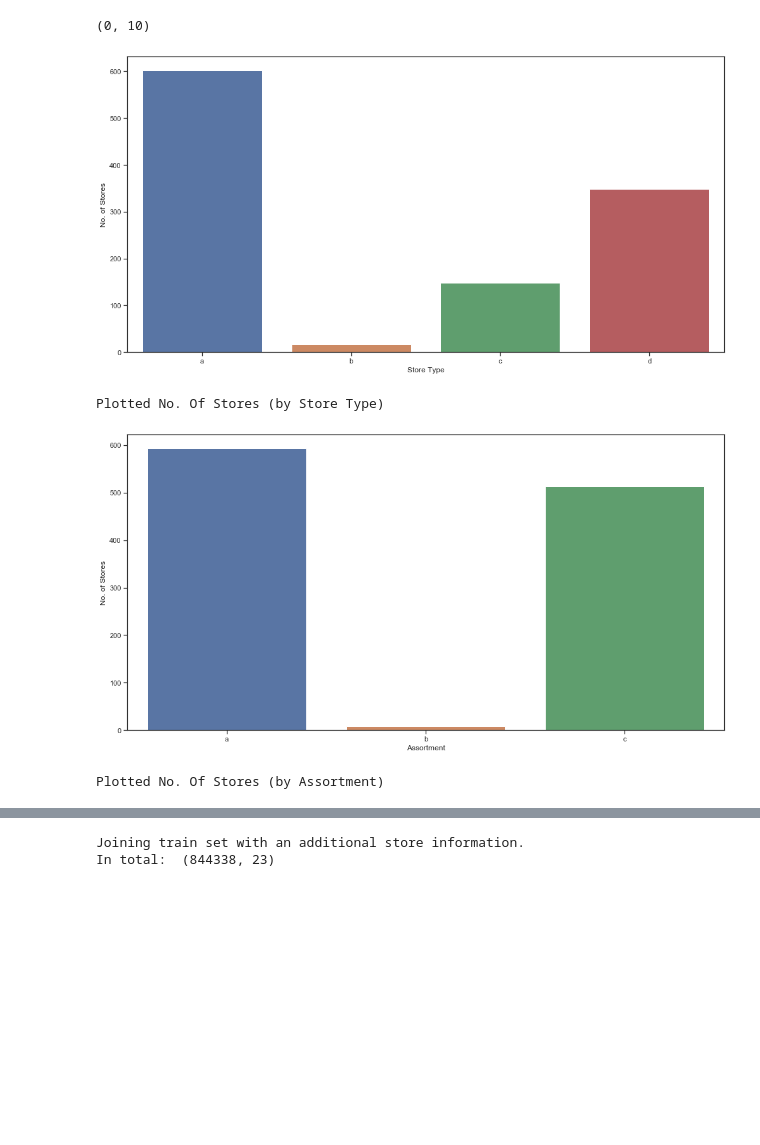
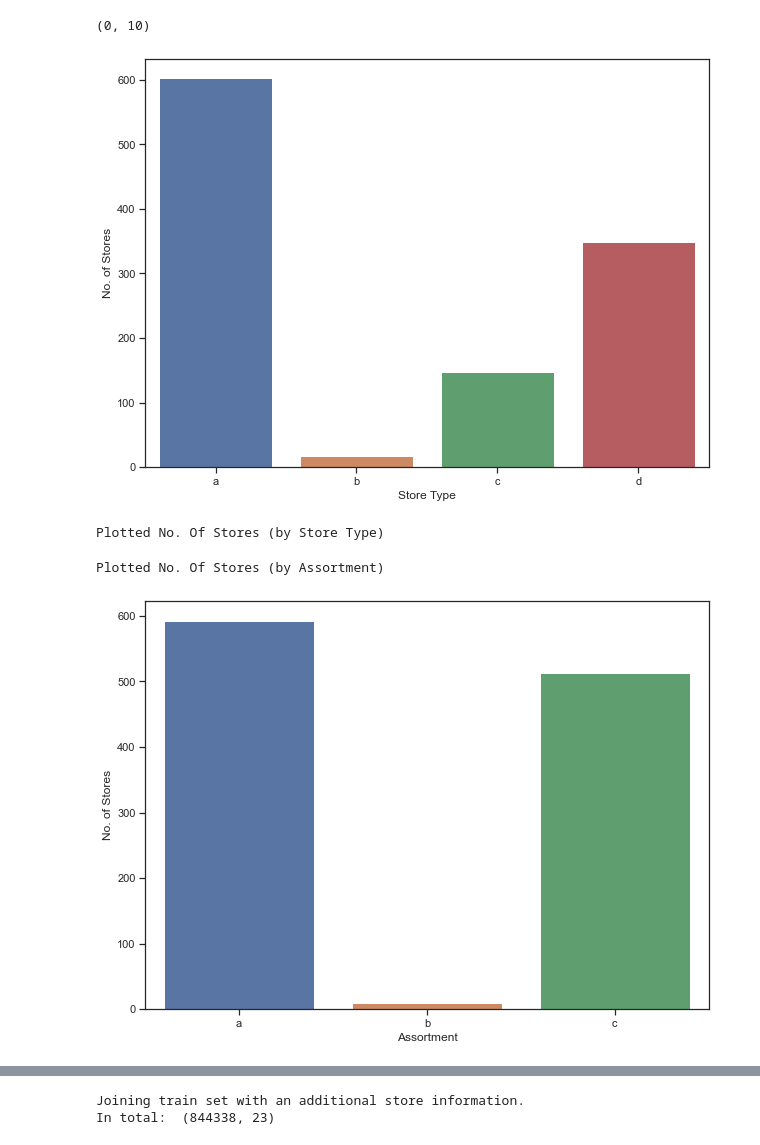
Before and after one commit to comsavvy/Rossman-Sales-Prediction, a Jupyter notebook: Rossman Sales Prediction.ipynb, the cells around one changed output, grey strips where cells are left out. Drawn from its saved outputs; the diff is of its cells as text; code cells hidden in the pictures; blank space fills up the shorter version.

```diff
--- a/Rossman Sales Prediction.ipynb
+++ b/Rossman Sales Prediction.ipynb
@@ -11,9 +12,9 @@ import datetime as dt
 # %%
 # Import CSV Data into Pandas DataFrames
 
-training_df = pd.read_csv("train.csv")
-store_df = pd.read_csv("store.csv")
-test_df = pd.read_csv("test.csv")
+training_df = pd.read_csv("train.csv", low_memory= False)
+store_df = pd.read_csv("store.csv", low_memory= False)
+test_df = pd.read_csv("test.csv", low_memory= False)
 # %%
 #checking what datas information
 print(training_df.info())
@@ -478,23 +480,22 @@ _[_.Promo2 != 0].shape
 store_df.fillna(0, inplace = True)
 # %%
 # Generate plot for No. Of Stores (by Store Type)
-fig, (axis1) = plt.subplots(1, 1, figsize=(15, 8))
+fig, (axis1) = plt.subplots(1, 1, figsize=(9, 7))
 ax = sns.countplot(x="StoreType", data=store_df, order=["a", "b", "c", "d"])
 ax.set(xlabel="Store Type", ylabel="No. of Stores")
 plt.show()
 print("Plotted No. Of Stores (by Store Type)")
 # %% [output]
-[figure, old version]
+[figure, new version]
 Plotted No. Of Stores (by Store Type)
 # %%
 # Generate plot for No. Of Stores (by Assortment)
-fig, (axis1) = plt.subplots(1, 1, figsize=(15, 8))
+fig, (axis1) = plt.subplots(1, 1, figsize=(9, 7))
 ax = sns.countplot(x="Assortment", data=store_df, order=["a", "b", "c"])
 ax.set(ylabel="No. of Stores")
-plt.show()
 print("Plotted No. Of Stores (by Assortment)")
 # %% [output]
+Plotted No. Of Stores (by Assortment)
-[figure, old version]
+[figure, new version]
-Plotted No. Of Stores (by Assortment)
 # %%
 # Generate plot for No. Of Stores (by Promo2)
```
Also changed, not shown: parts of 39 cells of this notebook.
